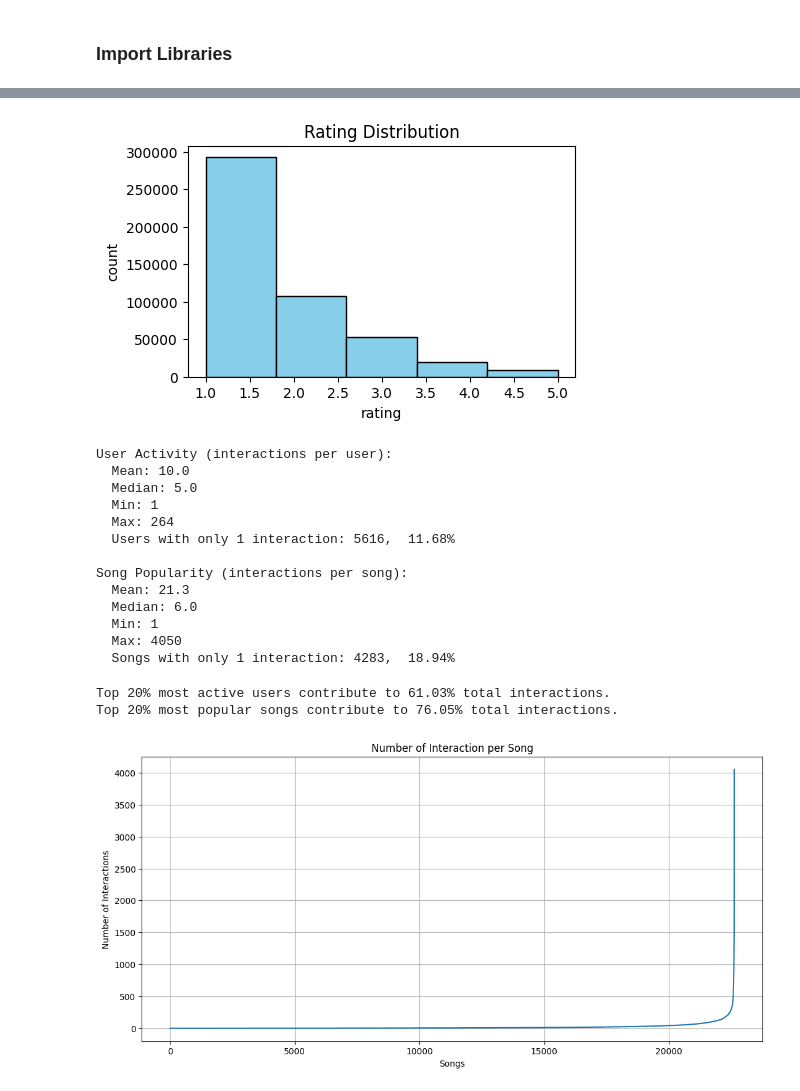
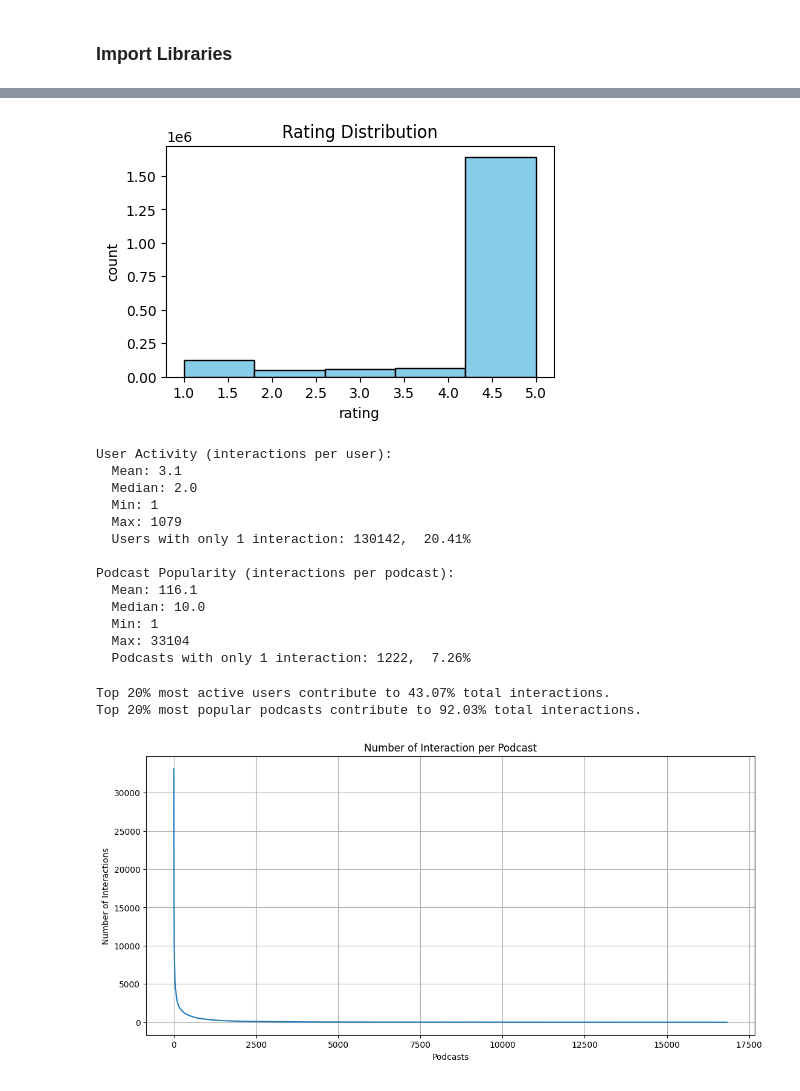
Before and after one commit to hala-sdev/AIE425_FinalProject_Group5, a Jupyter notebook: SECTION2_DomainRecommender/code/data_preprocessing.ipynb, the cells around one changed output, grey strips where cells are left out. Saved outputs shown, nothing was run; the diff lists cells and outputs as text; code cells hidden in the pictures.

```diff
--- a/SECTION2_DomainRecommender/code/data_preprocessing.ipynb
+++ b/SECTION2_DomainRecommender/code/data_preprocessing.ipynb
@@ -150,0 +221,12 @@ dtype: int64
+# %%
+
+def looks_english(text, min_ratio=0.8):
+    ascii_chars = re.findall(r'[A-Za-z ]', text)
+    return len(ascii_chars) / max(len(text), 1) >= min_ratio
+
+data = data[
+    (data['desc_len'] > 50) &
+    data['description'].apply(looks_english)
+].copy()
+
+print(data['desc_len'].describe().round(2))
@@ -222,13 +289,5 @@ print(playcount_df.head(20))
-# %%
-data['log_playcount'] = np.log1p(data['playcount'])
-
-cap_qq = data['log_playcount'].quantile(0.99)
-data['log_playc_c'] = np.minimum(data['log_playcount'], cap_qq)
-
-scale= MinMaxScaler(feature_range=(1, 5))
-data['rating'] = scale.fit_transform(data[['log_playc_c']])
-data['rating'] = data['rating'].round().astype(int)
 # %%
+data['rating'] = data['rating'].round().astype(int)
 plt.figure(figsize=(5,3))
 plt.hist(data['rating'], bins=5, color='skyblue', edgecolor='black')
 plt.xlabel('rating')
@@ -236,11 +295,10 @@ plt.ylabel('count')
 plt.title('Rating Distribution')
 plt.show()
 # %% [output]
-[figure, old version]
+[figure, new version]
 # %%
-#long tail analysis
-user_act = data.groupby('user_id').size()
-song_pop = data.groupby('track_id').size()
+user_act = data.groupby('author_id').size()
+podcast_pop = data.groupby('itunes_id').size()
 
 print(f"\nUser Activity (interactions per user):")
 print(f"  Mean: {user_act.mean():.1f}")
@@ -248,50 +306,50 @@ print(f"  Median: {user_act.median():.1f}")
 print(f"  Min: {user_act.min()}")
 print(f"  Max: {user_act.max()}")
 print(f"  Users with only 1 interaction: {(user_act == 1).sum()},  {(user_act == 1).sum() / len(user_act) * 100:.2f}%")
-print(f"\nSong Popularity (interactions per song):")
-print(f"  Mean: {song_pop.mean():.1f}")
-print(f"  Median: {song_pop.median():.1f}")
-print(f"  Min: {song_pop.min()}")
-print(f"  Max: {song_pop.max()}")
-print(f"  Songs with only 1 interaction: {(song_pop == 1).sum()},  {(song_pop == 1).sum() / len(song_pop) * 100:.2f}%")
+print(f"\nPodcast Popularity (interactions per podcast):")
+print(f"  Mean: {podcast_pop.mean():.1f}")
+print(f"  Median: {podcast_pop.median():.1f}")
+print(f"  Min: {podcast_pop.min()}")
+print(f"  Max: {podcast_pop.max()}")
+print(f"  Podcasts with only 1 interaction: {(podcast_pop == 1).sum()},  {(podcast_pop == 1).sum() / len(podcast_pop) * 100:.2f}%")
 # %% [output]
 User Activity (interactions per user):
-  Mean: 10.0
-  Median: 5.0
+  Mean: 3.1
+  Median: 2.0
   Min: 1
-  Max: 264
-  Users with only 1 interaction: 5616,  11.68%
+  Max: 1079
+  Users with only 1 interaction: 130142,  20.41%
 
-Song Popularity (interactions per song):
-  Mean: 21.3
-  Median: 6.0
+Podcast Popularity (interactions per podcast):
+  Mean: 116.1
+  Median: 10.0
   Min: 1
-  Max: 4050
-  Songs with only 1 interaction: 4283,  18.94%
+  Max: 33104
+  Podcasts with only 1 interaction: 1222,  7.26%
 # %%
 user_top20 = int(len(user_act) * 0.2)
-song_top20 = int(len(song_pop) * 0.2)
+podcast_top20 = int(len(podcast_pop) * 0.2)
 
 user_top20_prc = user_act.sort_values(ascending=False).head(user_top20).sum() / user_act.sum() * 100
-song_top20_prc = song_pop.sort_values(ascending=False).head(song_top20).sum() / song_pop.sum() * 100
+podcast_top20_prc = podcast_pop.sort_values(ascending=False).head(podcast_top20).sum() / podcast_pop.sum() * 100
 
 print(f"Top 20% most active users contribute to {user_top20_prc:.2f}% total interactions.")
-print(f"Top 20% most popular songs contribute to {song_top20_prc:.2f}% total interactions.")
+print(f"Top 20% most popular podcasts contribute to {podcast_top20_prc:.2f}% total interactions.")
 # %% [output]
-Top 20% most active users contribute to 61.03% total interactions.
-Top 20% most popular songs contribute to 76.05% total interactions.
+Top 20% most active users contribute to 43.07% total interactions.
+Top 20% most popular podcasts contribute to 92.03% total interactions.
 # %%
-ordered_pop = song_pop.sort_values(ascending= True)
+ordered_pop = podcast_pop.sort_values(ascending= False)
 
 plt.figure(figsize=(13,6))
 plt.plot(ordered_pop.values)
-plt.title('Number of Interaction per Song')
-plt.xlabel('Songs')
+plt.title('Number of Interaction per Podcast')
+plt.xlabel('Podcasts')
 plt.ylabel('Number of Interactions')
 plt.grid(True)
 plt.show()
 # %% [output]
-[figure, old version]
+[figure, new version]
 # %%
 ordered_user = user_act.sort_values(ascending= False)
 
```
Also changed, not shown: parts of 37 cells of this notebook.
